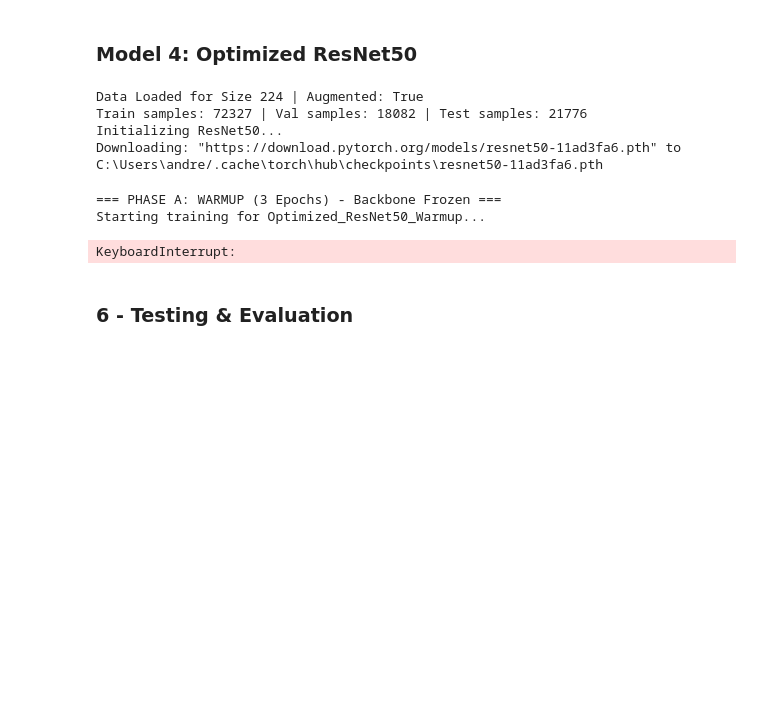
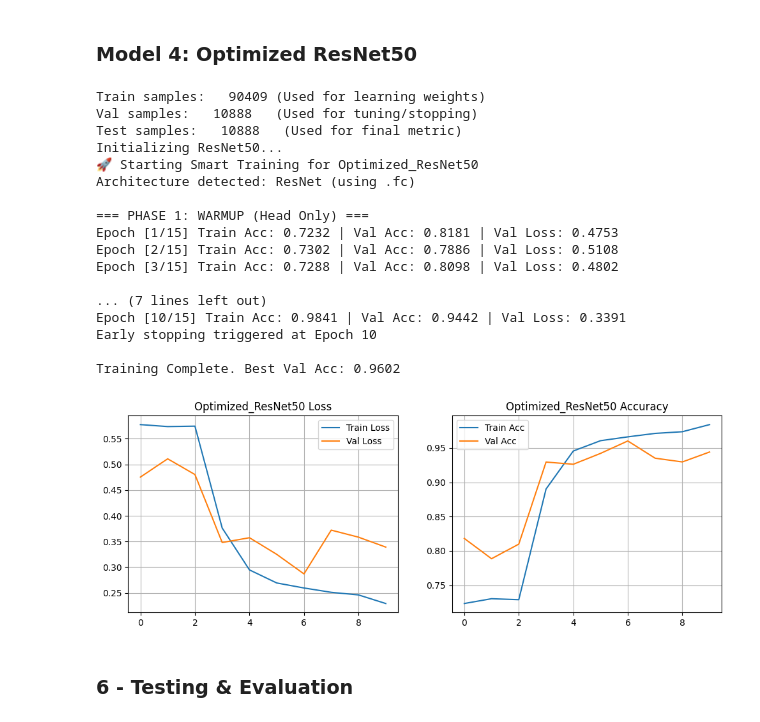
Before and after one commit to andrewbejjani/DeepFakeDetection, a Jupyter notebook: main.ipynb, the cells around one changed output. Drawn from its saved outputs; the diff is of its cells as text; code cells hidden in the pictures; blank space fills up the shorter version.

```diff
--- a/main.ipynb
+++ b/main.ipynb
@@ -481,41 +617,51 @@ KeyboardInterrupt:
 # %%
 # --- MODEL 4: OPTIMIZED RESNET50 ---
 
 # 1. Data (ResNet standard is 224x224)
 train_loader_rn, val_loader_rn, _, _ = get_data_loaders(model_img_size=224, use_augmentation=True)
 
 # 2. Model Setup
 print("Initializing ResNet50...")
 model_rn = models.resnet50(weights=models.ResNet50_Weights.IMAGENET1K_V2) # V2 weights are stronger
 
 # ResNet Head Structure is different (model.fc instead of model.classifier)
 num_features = model_rn.fc.in_features
 model_rn.fc = nn.Sequential(
     nn.Dropout(p=0.5),
     nn.Linear(num_features, 2)
 )
 model_rn = model_rn.to(DEVICE)
 
-# 3. Execution (Using the Gradual Strategy)
+# 3. Execution
 # Our function automatically detects "resnet" in the name and unfreezes layer3+layer4
-model_rn, hist_rn = train_with_gradual_unfreezing(
+model_rn, hist_rn = train_smart_strategy(
     model_rn,
     train_loader_rn,
     val_loader_rn,
     model_name="Optimized_ResNet50",
     warmup_epochs=3,
-    total_epochs=15,
-    patience=3,
-    save_checkpoint=True
+    finetune_epochs=12,
+    patience=3
 )
 # %% [output]
-Data Loaded for Size 224 | Augmented: True
-Train samples: 72327 | Val samples: 18082 | Test samples: 21776
+Train samples:   90409 (Used for learning weights)
+Val samples:   10888   (Used for tuning/stopping)
+Test samples:   10888   (Used for final metric)
 Initializing ResNet50...
-Downloading: "https://download.pytorch.org/models/resnet50-11ad3fa6.pth" to C:\Users\andre/.cache\torch\hub\checkpoints\resnet50-11ad3fa6.pth
+🚀 Starting Smart Training for Optimized_ResNet50
+Architecture detected: ResNet (using .fc)
+
+=== PHASE 1: WARMUP (Head Only) ===
+Epoch [1/15] Train Acc: 0.7232 | Val Acc: 0.8181 | Val Loss: 0.4753
+Epoch [2/15] Train Acc: 0.7302 | Val Acc: 0.7886 | Val Loss: 0.5108
+Epoch [3/15] Train Acc: 0.7288 | Val Acc: 0.8098 | Val Loss: 0.4802
+
+... (7 lines left out)
+Epoch [10/15] Train Acc: 0.9841 | Val Acc: 0.9442 | Val Loss: 0.3391
+Early stopping triggered at Epoch 10
+
+Training Complete. Best Val Acc: 0.9602
-=== PHASE A: WARMUP (3 Epochs) - Backbone Frozen ===
-Starting training for Optimized_ResNet50_Warmup...
-KeyboardInterrupt:
+[figure, added]
 # %% [markdown]
 ### 6 - Testing & Evaluation
 # %%
```
Also changed, not shown: parts of 9 cells of this notebook, 4 other files.
